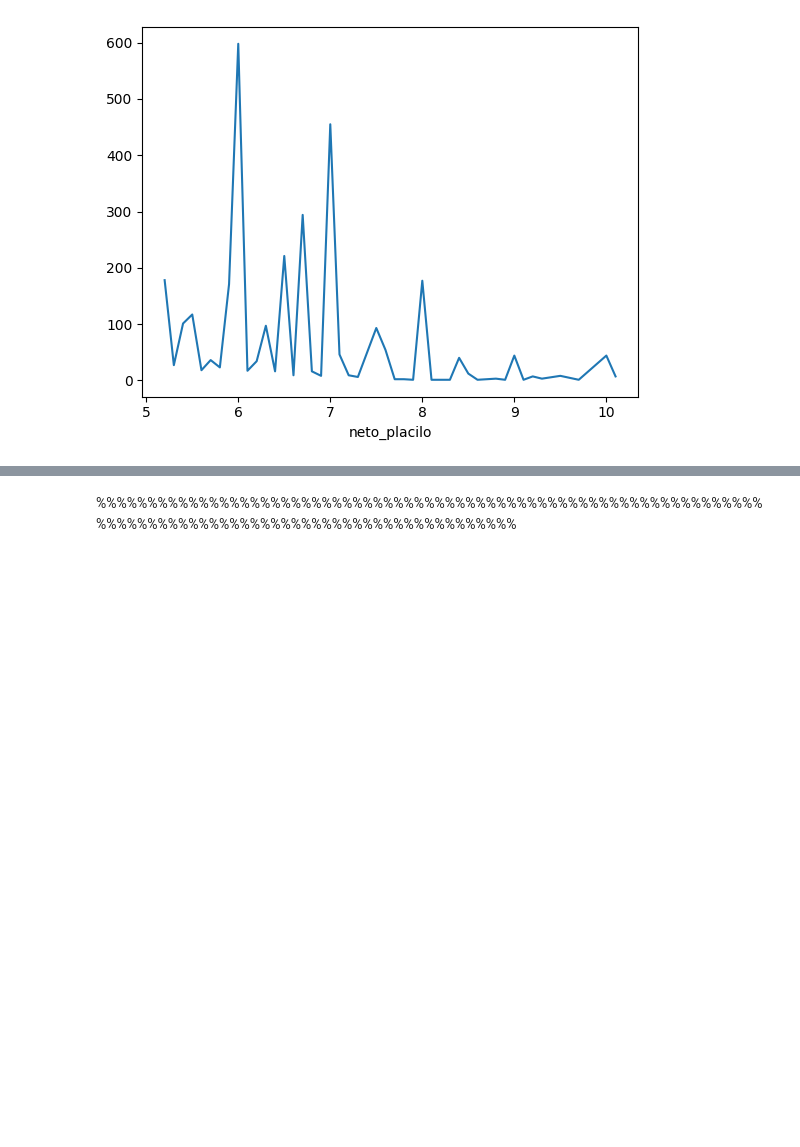
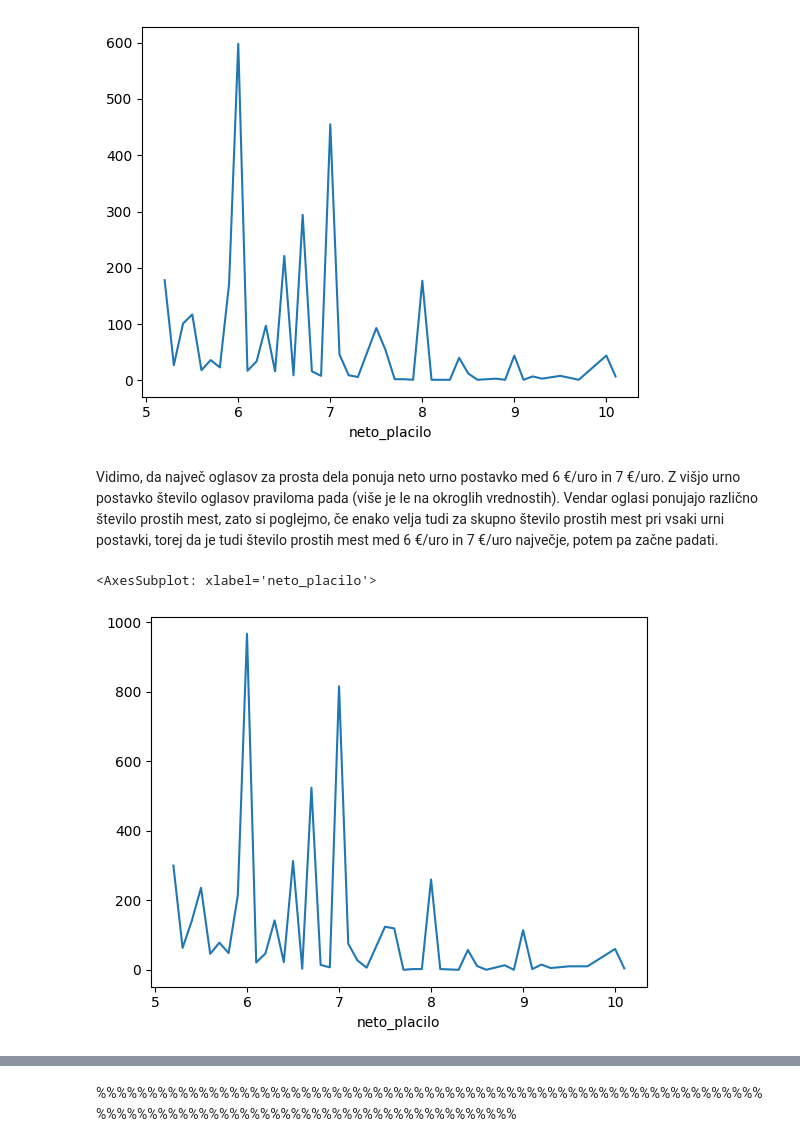
Before and after one commit to miaaren/projektna-naloga-UVP, a Jupyter notebook: obdelava.ipynb, the cells around one changed output, grey strips where cells are left out. Cells and saved outputs as stored; diff of their text form; code cells hidden in the pictures; blank space fills up the shorter version.

```diff
--- a/obdelava.ipynb
+++ b/obdelava.ipynb
@@ -93,3 +86,11 @@ oglasi.groupby("neto_placilo").size().plot()
 # %% [output]
 <AxesSubplot: xlabel='neto_placilo'>
 [figure]
+# %% [markdown]
+Vidimo, da največ oglasov za prosta dela ponuja neto urno postavko med 6 €/uro in 7 €/uro. Z višjo urno postavko število oglasov praviloma pada (više je le na okroglih vrednostih).
+Vendar oglasi ponujajo različno število prostih mest, zato si poglejmo, če enako velja tudi za skupno število prostih mest pri vsaki urni postavki, torej da je tudi število prostih mest med 6 €/uro in 7 €/uro največje, potem pa začne padati.
+# %%
+oglasi.groupby("neto_placilo").prosta_mesta.sum().plot()
+# %% [output]
+<AxesSubplot: xlabel='neto_placilo'>
+[figure, added]
```
Also changed, not shown: parts of 13 cells of this notebook.
